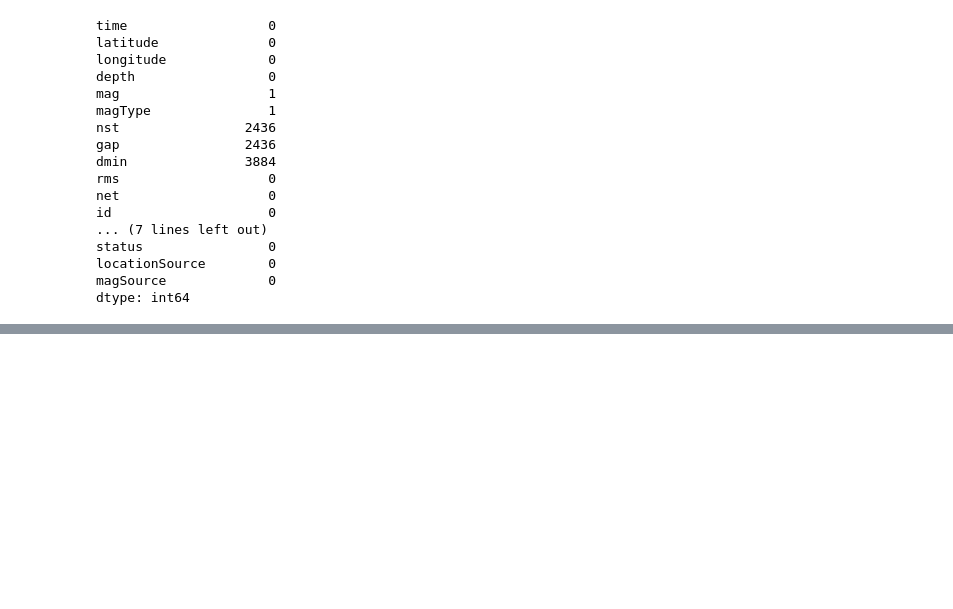
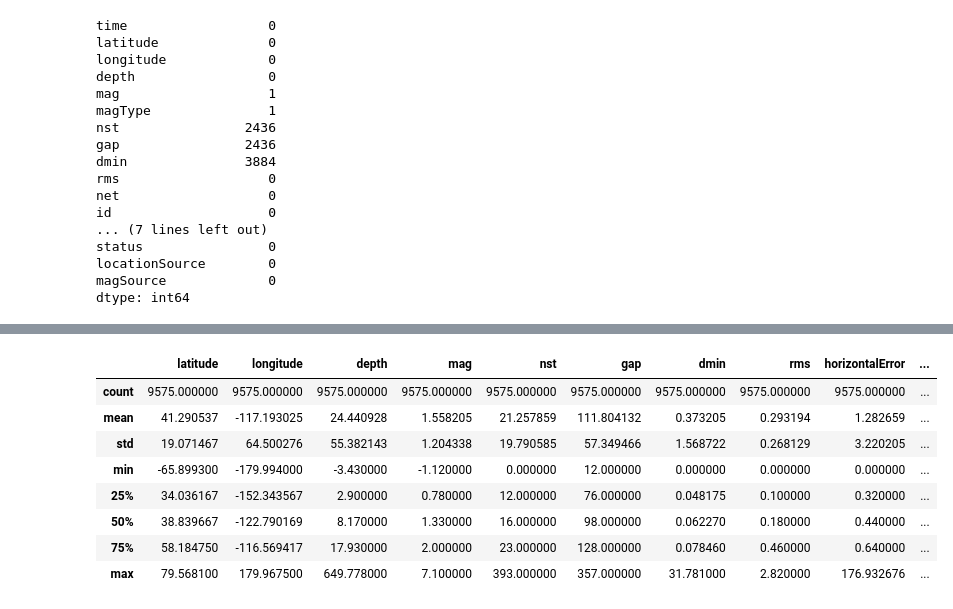
Before and after one commit to vickyogo/Developer-Academy, a Jupyter notebook: wk3earthquake.ipynb, the cells around one changed output, grey strips where cells are left out. Saved outputs shown, nothing was run; the diff lists cells and outputs as text; code cells hidden in the pictures; blank space fills up the shorter version.

```diff
--- a/wk3earthquake.ipynb
+++ b/wk3earthquake.ipynb
@@ -83,0 +134,13 @@ dtype: int64
+# %%
+## BASIC STATISTICS
+work_data.describe()
+# %% [output]
+|  | latitude | longitude | depth | mag | nst | gap | dmin | rms | horizontalError | ... |
+| count | 9575.000000 | 9575.000000 | 9575.000000 | 9575.000000 | 9575.000000 | 9575.000000 | 9575.000000 | 9575.000000 | 9575.000000 | ... |
+| mean | 41.290537 | -117.193025 | 24.440928 | 1.558205 | 21.257859 | 111.804132 | 0.373205 | 0.293194 | 1.282659 | ... |
+| std | 19.071467 | 64.500276 | 55.382143 | 1.204338 | 19.790585 | 57.349466 | 1.568722 | 0.268129 | 3.220205 | ... |
+| min | -65.899300 | -179.994000 | -3.430000 | -1.120000 | 0.000000 | 12.000000 | 0.000000 | 0.000000 | 0.000000 | ... |
+| 25% | 34.036167 | -152.343567 | 2.900000 | 0.780000 | 12.000000 | 76.000000 | 0.048175 | 0.100000 | 0.320000 | ... |
+| 50% | 38.839667 | -122.790169 | 8.170000 | 1.330000 | 16.000000 | 98.000000 | 0.062270 | 0.180000 | 0.440000 | ... |
+| 75% | 58.184750 | -116.569417 | 17.930000 | 2.000000 | 23.000000 | 128.000000 | 0.078460 | 0.460000 | 0.640000 | ... |
+| max | 79.568100 | 179.967500 | 649.778000 | 7.100000 | 393.000000 | 357.000000 | 31.781000 | 2.820000 | 176.932676 | ... |
```
Also changed, not shown: parts of 6 cells of this notebook, 1 other file.
